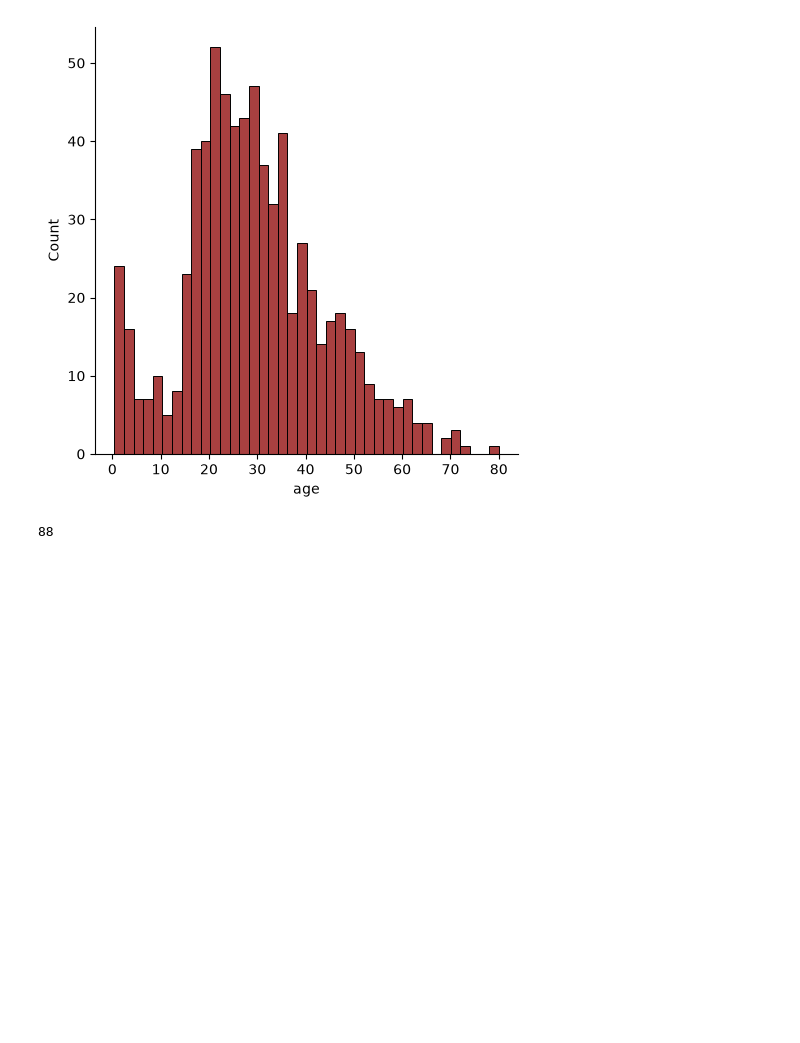
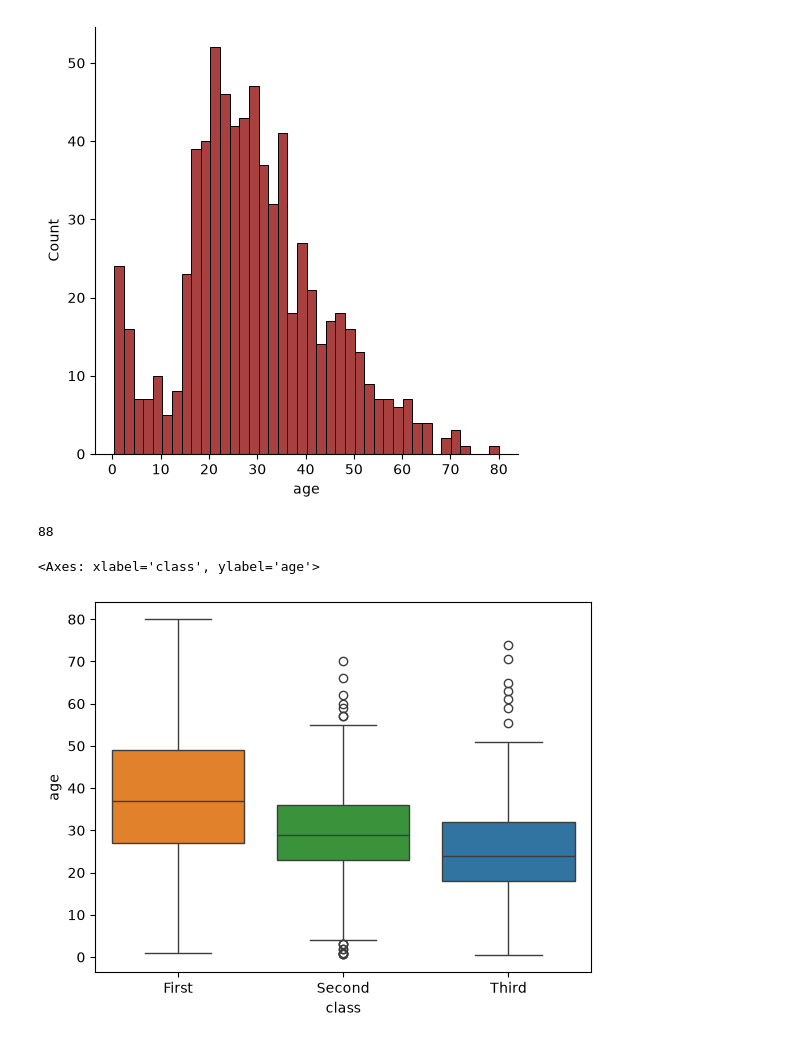
Before and after one commit to RitikSareen/AIPractice, a Jupyter notebook: EDA.ipynb, the cells around one changed output. Drawn from its saved outputs; the diff is of its cells as text; code cells hidden in the pictures; blank space fills up the shorter version.

Commit message:
10 july exploratory data ended

```diff
--- a/EDA.ipynb
+++ b/EDA.ipynb
@@ -74,3 +93,8 @@ sns.displot(df['age'].dropna(),kde=False,color='darkred',bins=40)
 len(df.age.dropna().unique())
 # %% [output]
 88
+# %%
+sns.boxplot(x='class',y='age',data=df[df['age'].notnull()],hue='class',order=["First","Second","Third"])
+# %% [output]
+<Axes: xlabel='class', ylabel='age'>
+[figure, added]
```
Also changed, not shown: parts of 10 cells of this notebook.
